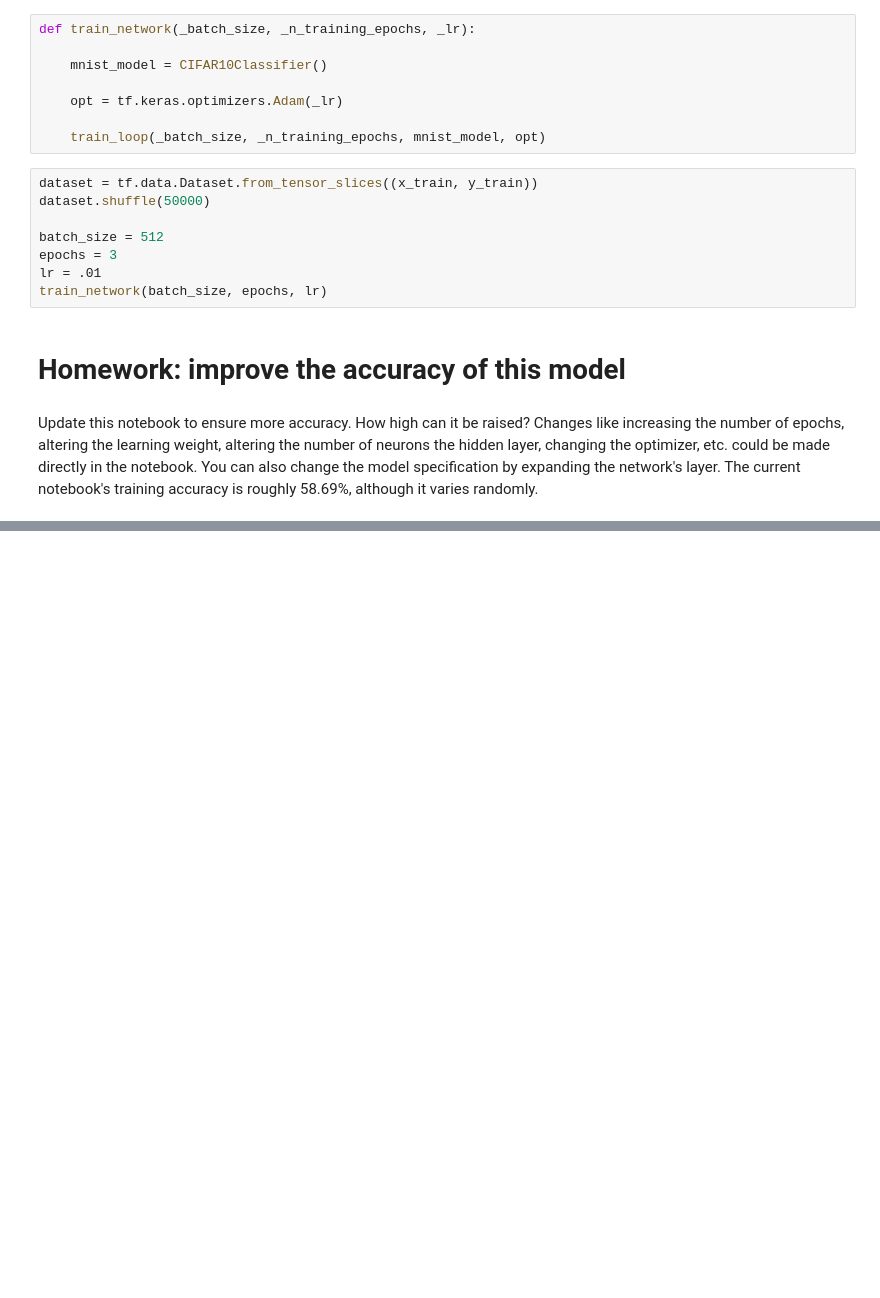
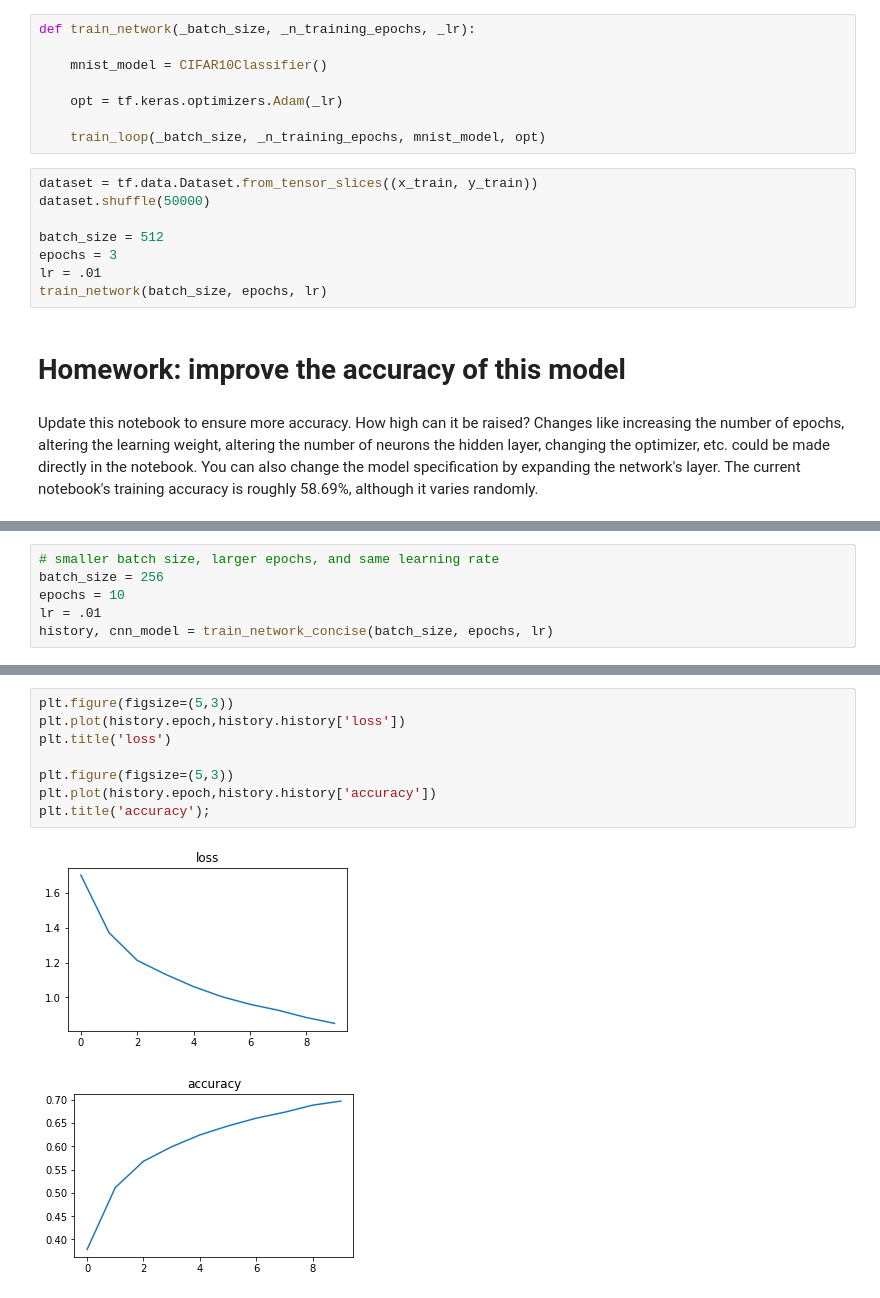
Before and after one commit to argonne-lcf/ai-science-training-series, a Jupyter notebook: 03_neural_networks_tensorflow/02_keras_cnn-WithHW-KTK.ipynb, the cells around one changed output, grey strips where cells are left out. Saved outputs shown, nothing was run; the diff lists cells and outputs as text; blank space fills up the shorter version.

```diff
--- a/03_neural_networks_tensorflow/02_keras_cnn-WithHW-KTK.ipynb
+++ b/03_neural_networks_tensorflow/02_keras_cnn-WithHW-KTK.ipynb
@@ -219,0 +225,6 @@ Update this notebook to ensure more accuracy. How high can it be raised? Changes
+# %%
+# smaller batch size, larger epochs, and same learning rate
+batch_size = 256
+epochs = 10
+lr = .01
+history, cnn_model = train_network_concise(batch_size, epochs, lr)
@@ -219,0 +252,11 @@ Update this notebook to ensure more accuracy. How high can it be raised? Changes
+# %%
+plt.figure(figsize=(5,3))
+plt.plot(history.epoch,history.history['loss'])
+plt.title('loss')
+
+plt.figure(figsize=(5,3))
+plt.plot(history.epoch,history.history['accuracy'])
+plt.title('accuracy');
+# %% [output]
+[figure, added]
+[figure, added]
```
Also changed, not shown: parts of 15 cells of this notebook.
